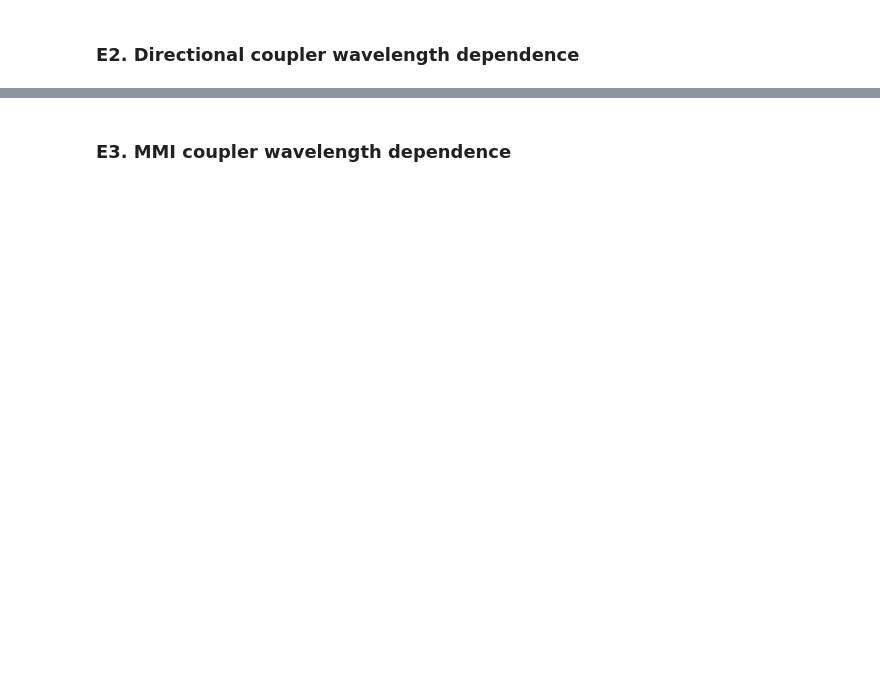
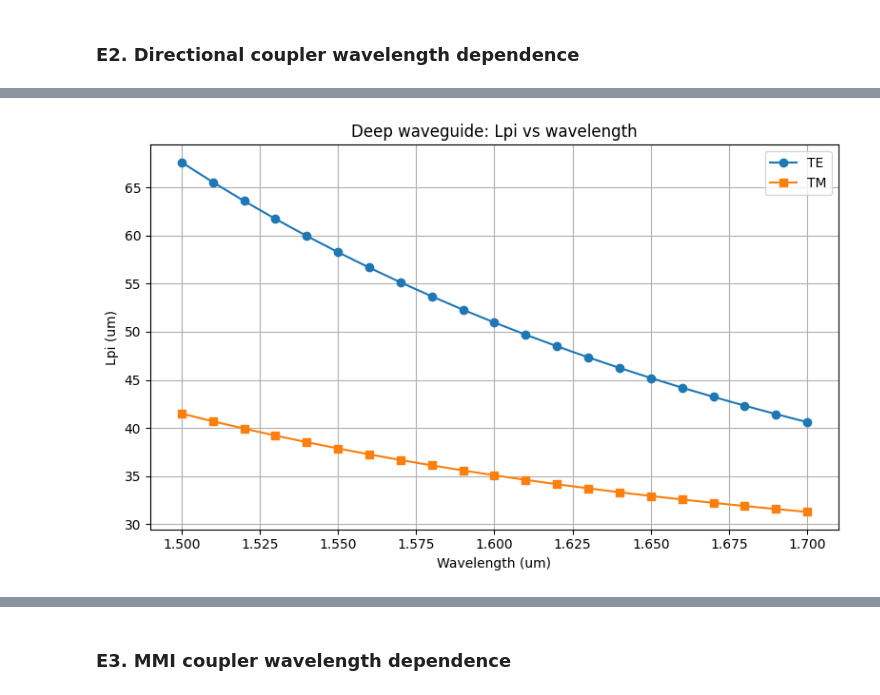
Before and after one commit to Japeacru/cifoin-lab2, a Jupyter notebook: COUPLERS_Student.ipynb, the cells around one changed output, grey strips where cells are left out. Cells and saved outputs as stored; diff of their text form; code cells hidden in the pictures; blank space fills up the shorter version.

```diff
--- a/COUPLERS_Student.ipynb
+++ b/COUPLERS_Student.ipynb
@@ -1089,0 +1222,96 @@ plt.tight_layout(rect=[0, 0, 0.85, 1])
+# %%
+# E2. Directional coupler wavelength dependence
+# Lpi vs wavelength for TE and TM
+# Deep and shallow waveguides
+
+wavelength = np.linspace(1.50, 1.70, 21) # STUDENT code goes here
+
+wg_width = 1.0
+gap = 0.6
+
+
+def get_Lpi_TE_TM_vs_wavelength(slab_thickness, label):
+
+    dcoupler_cs = gt.modes.WaveguideCoupler(
+        wavelength=wavelength, # Wavelength to simulate - Must be a vector
+        core_width=(wg_width, wg_width), # Waveguide width
+        gap=gap,
+        slab_thickness=slab_thickness,
+        core_material='sin',
+        clad_material='sio2',
+        core_thickness=300 * nm,
+        num_modes=4,
+        cache_path='.cache/',
+        precision='double',
+        max_grid_scaling=1.5,
+        grid_resolution=20
+    )
+
+    neff = np.array(dcoupler_cs.n_eff).real
+
+    # Depending on solver output shape
+    if neff.shape[0] == len(wavelength):
+        neff_TE0 = neff[:, 0]
+        neff_TE1 = neff[:, 1]
+        neff_TM0 = neff[:, 2]
+        neff_TM1 = neff[:, 3]
+    else:
+        neff_TE0 = neff[0, :]
+        neff_TE1 = neff[1, :]
+        neff_TM0 = neff[2, :]
+        neff_TM1 = neff[3, :]
+
+    L_pi_TE = 0.5 * wavelength / (neff_TE0 - neff_TE1)
+    L_pi_TM = 0.5 * wavelength / (neff_TM0 - neff_TM1)
+
+    return L_pi_TE, L_pi_TM
+
+
+# Deep waveguide
+L_pi_TE_deep, L_pi_TM_deep = get_Lpi_TE_TM_vs_wavelength(
+    slab_thickness=0 * nm,
+    label="Deep"
+)
+
+# Shallow waveguide
+L_pi_TE_shallow, L_pi_TM_shallow = get_Lpi_TE_TM_vs_wavelength(
+    slab_thickness=150 * nm,
+    label="Shallow"
+)
+
+
+# Plot deep waveguide
+plt.figure(figsize=(8, 5))
+plt.plot(wavelength, L_pi_TE_deep, "o-", label="TE")
+plt.plot(wavelength, L_pi_TM_deep, "s-", label="TM")
+plt.xlabel("Wavelength (um)")
+plt.ylabel("Lpi (um)")
+plt.title("Deep waveguide: Lpi vs wavelength")
+plt.grid()
+plt.legend()
+plt.tight_layout()
+plt.show()
+
+
+# Plot shallow waveguide
+plt.figure(figsize=(8, 5))
+plt.plot(wavelength, L_pi_TE_shallow, "o-", label="TE")
+plt.plot(wavelength, L_pi_TM_shallow, "s-", label="TM")
+plt.xlabel("Wavelength (um)")
+plt.ylabel("Lpi (um)")
+plt.title("Shallow waveguide: Lpi vs wavelength, slab = 150 nm")
+plt.grid()
+plt.legend()
+plt.tight_layout()
+plt.show()
+
+
+# Print numerical results
+print("Deep waveguide results")
+for i, wl in enumerate(wavelength):
+    print(f"lambda = {wl:.3f} um | Lpi_TE = {L_pi_TE_deep[i]:.2f} um | Lpi_TM = {L_pi_TM_deep[i]:.2f} um")
+
+print("\nShallow waveguide results")
+for i, wl in enumerate(wavelength):
+    print(f"lambda = {wl:.3f} um | Lpi_TE = {L_pi_TE_shallow[i]:.2f} um | Lpi_TM = {L_pi_TM_shallow[i]:.2f} um")
+# %% [output]
@@ -1089,0 +1320 @@ plt.tight_layout(rect=[0, 0, 0.85, 1])
+[figure, added]
```
Also changed, not shown: parts of 17 cells of this notebook, 2 other files.
